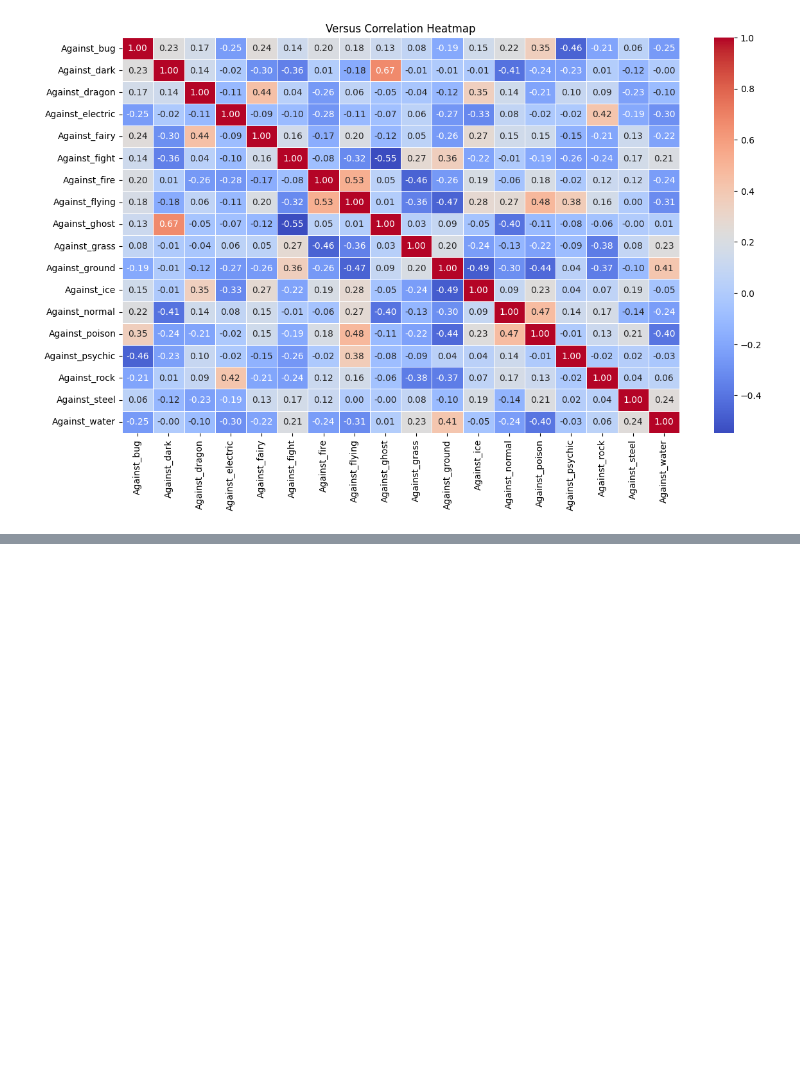
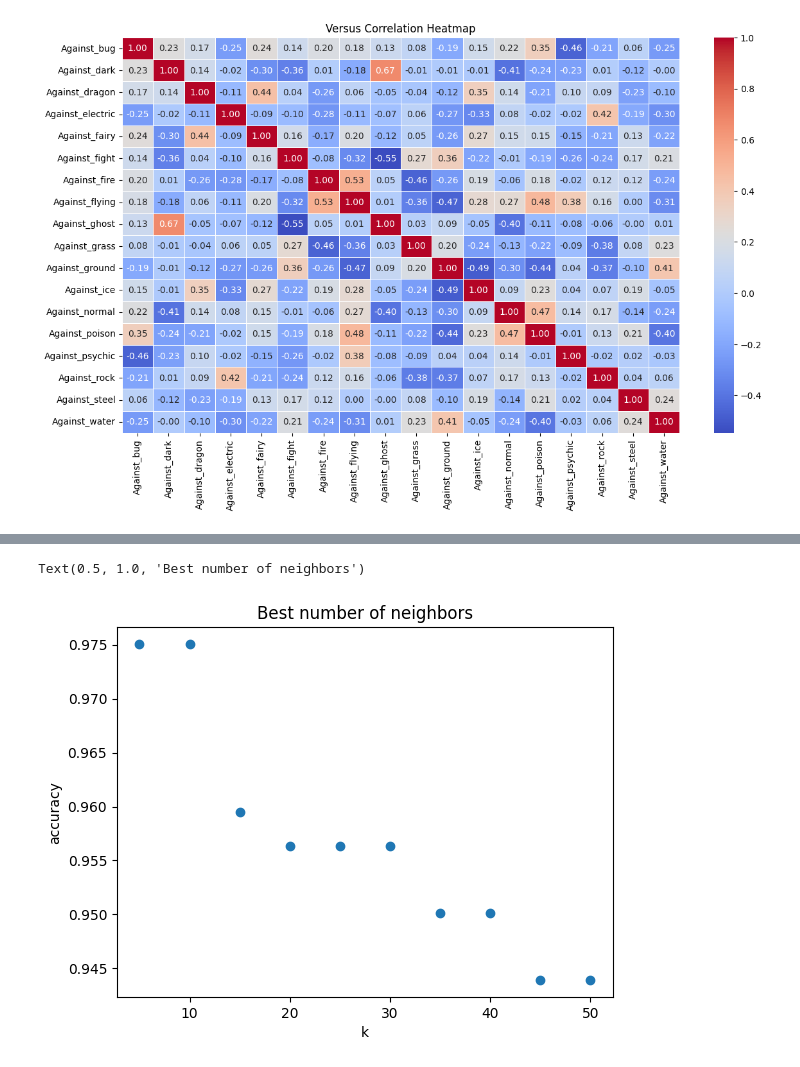
Before and after one commit to LucasFloresC/Pokemon_Modelling, a Jupyter notebook: pokemon.ipynb, the cells around one changed output, grey strips where cells are left out. Saved outputs shown, nothing was run; the diff lists cells and outputs as text; code cells hidden in the pictures; blank space fills up the shorter version.

```diff
--- a/pokemon.ipynb
+++ b/pokemon.ipynb
@@ -789,0 +883,18 @@ lengedaries = pokemon[['Generation', 'Legendary', 'Attack', 'Defense', 'Weight_k
+# %%
+# KNN
+knn = [5,10,15,20,25,30,35,40,45,50]
+scores = []
+for i in knn:
+    knn_reg = KNeighborsClassifier(n_neighbors=i, weights='distance', metric="manhattan")
+    knn_reg.fit(X_train, y_train)
+    y_pred = knn_reg.predict(X_test)
+    scores.append(knn_reg.score(X_test,y_test))
+
+plt.figure()
+plt.xlabel('k')
+plt.ylabel('accuracy')
+plt.scatter(knn,scores)
+plt.title("Best number of neighbors")
+# %% [output]
+Text(0.5, 1.0, 'Best number of neighbors')
+[figure, added]
```
Also changed, not shown: parts of 47 cells of this notebook, 1 other file.
